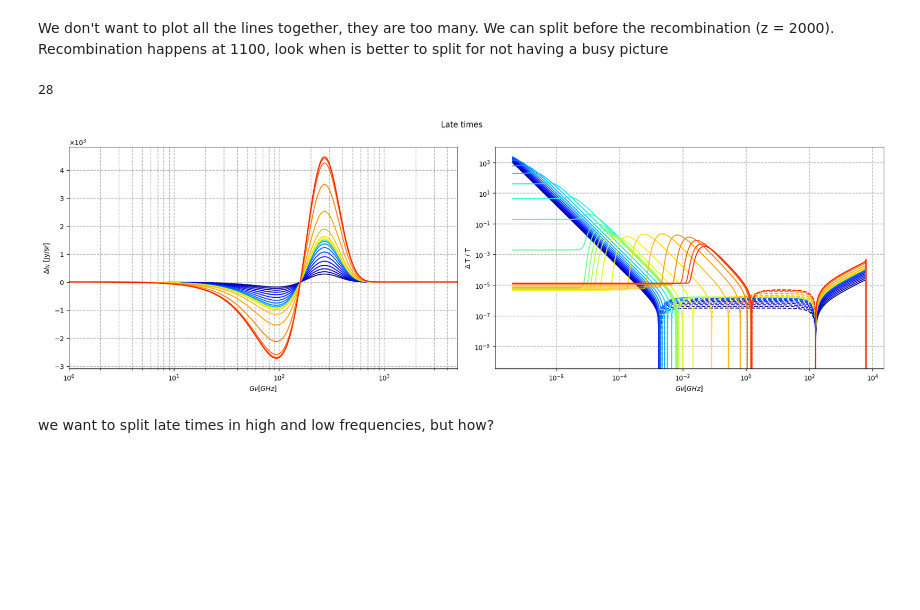
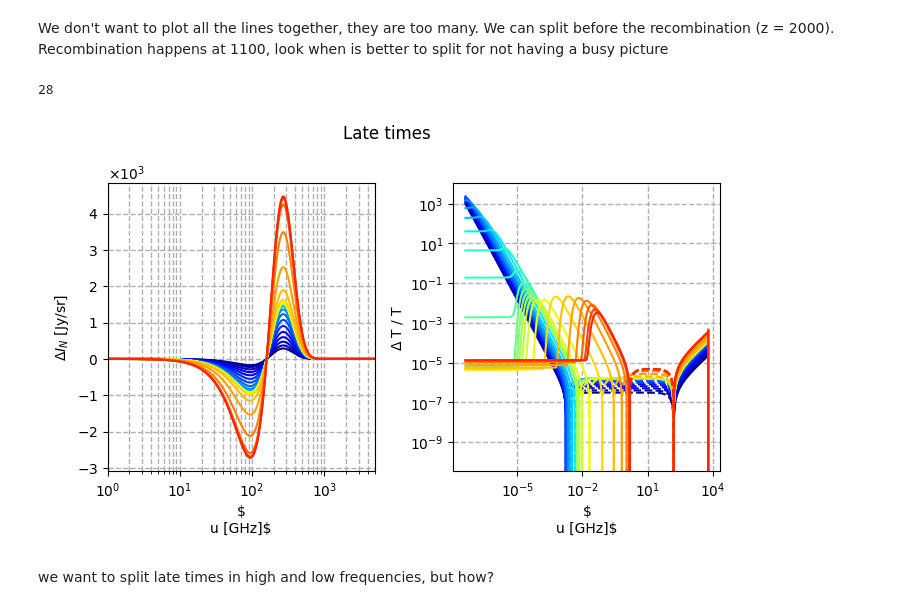
Before and after one commit to Sareva00/CMB-SD, a Jupyter notebook: full_greens.ipynb, the cells around one changed output. Cells and saved outputs as stored; diff of their text form; code cells hidden in the pictures; blank space fills up the shorter version.

```diff
--- a/full_greens.ipynb
+++ b/full_greens.ipynb
@@ -6,6 +6,9 @@ import math
 import os
 from matplotlib.ticker import ScalarFormatter
 from scipy.interpolate import CubicSpline
+from my_plot import set_size
+width =  508.0
+%matplotlib widget
 # %%
 colors = plt.colormaps['plasma'].resampled(85)
 # %%
@@ -115,7 +118,7 @@ We don't want to plot all the lines together, they are too many. We can split be
 colors = plt.colormaps['jet'].resampled(32)
 
 # Crea la figura e i subplots (2 righe e 1 colonna)
-fig, (ax1, ax2) = plt.subplots(1, 2, figsize=(18, 6))
+fig, (ax1, ax2) = plt.subplots(1, 2, figsize=set_size(width))
 fig.suptitle(f"Late times ")
 
 # Plot per DI_N2 (primo subplot)
@@ -129,40 +132,40 @@ print(col)
 ax1.set_xscale('log')
 ax1.set_xlim([1e+0, 5e+3])
 ax1.set_ylabel("$\Delta I_{N}$ [Jy/sr]")
-ax1.set_xlabel("$G\\nu [GHz]$")
+ax1.set_xlabel("$\nu [GHz]$")
 #ax1.set_title("All $\Delta$ I_N curves")
 ax1.grid(True, which = 'both',  linestyle='--', linewidth=1)
 #ax1.legend()
 
 # Plot per DT2 (secondo subplot)
 col = 0
 for i in range(len(z1)):
     if((z1[i]<2000) and (i%5==0)):
         ax2.plot(nu[i]/1e9, DT[i], color = colors(col))
         ax2.plot(nu[i]/1e9, -DT[i], color = colors(col), linestyle= "dashed")
         col += 1
 
 
 
 ax2.set_xscale('log')
 ax2.set_yscale('log')
 #ax2.set_xlim([1e-9, 1e-7])
 #ax2.set_ylim([-0.5e-3, 3e+3])
 ax2.set_ylabel("$\Delta$ T / T")
-ax2.set_xlabel("$G\\nu [GHz]$")
+ax2.set_xlabel("$\nu [GHz]$")
 ax2.grid(True, which = 'both',  linestyle='--', linewidth=1)
 #ax2.legend()
 
 ax1.yaxis.set_major_formatter(ScalarFormatter())
 ax1.ticklabel_format(axis='y', style='sci', scilimits=(0, 0),useMathText=True) #only y axis, it does not work on the log scale
 #ax2.yaxis.set_major_formatter(ScalarFormatter())
 #ax2.ticklabel_format(axis='y', style='sci', scilimits=(0, 0),useMathText=True)
 # Aggiusta il layout
 plt.tight_layout()
 plt.show()
 # %% [output]
 28
-[figure, old version]
+[figure, new version]
 # %% [markdown]
 we want to split late times in high and low frequencies, but how?
 # %%
```
Also changed, not shown: parts of 16 cells of this notebook, 5 other files.
